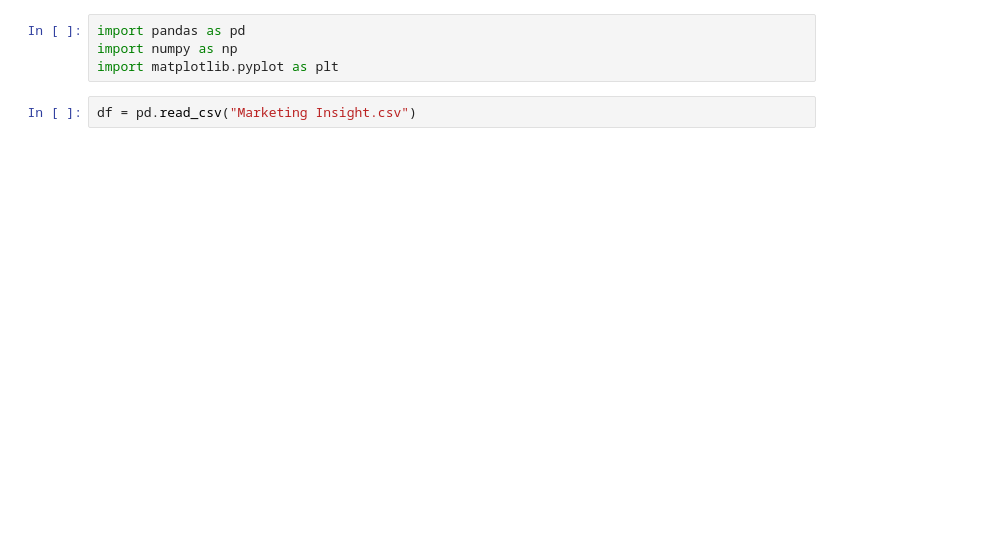
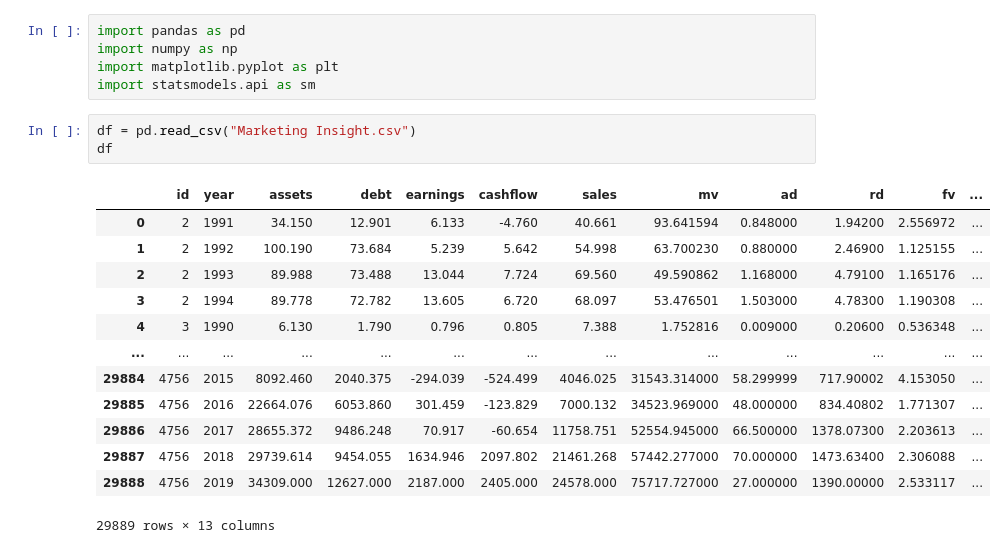
Before and after one commit to remy64x/Marketing-Project, a Jupyter notebook: not_autistic_graphing.ipynb, the cells around one changed output. Cells and saved outputs as stored; diff of their text form; blank space fills up the shorter version.

```diff
--- a/not_autistic_graphing.ipynb
+++ b/not_autistic_graphing.ipynb
@@ -2,5 +2,21 @@
 import pandas as pd
 import numpy as np
 import matplotlib.pyplot as plt
+import statsmodels.api as sm
 # %%
 df = pd.read_csv("Marketing Insight.csv")
+df
+# %% [output]
+|  | id | year | assets | debt | earnings | cashflow | sales | mv | ad | rd | fv | ... |
+| 0 | 2 | 1991 | 34.150 | 12.901 | 6.133 | -4.760 | 40.661 | 93.641594 | 0.848000 | 1.94200 | 2.556972 | ... |
+| 1 | 2 | 1992 | 100.190 | 73.684 | 5.239 | 5.642 | 54.998 | 63.700230 | 0.880000 | 2.46900 | 1.125155 | ... |
+| 2 | 2 | 1993 | 89.988 | 73.488 | 13.044 | 7.724 | 69.560 | 49.590862 | 1.168000 | 4.79100 | 1.165176 | ... |
+| 3 | 2 | 1994 | 89.778 | 72.782 | 13.605 | 6.720 | 68.097 | 53.476501 | 1.503000 | 4.78300 | 1.190308 | ... |
+| 4 | 3 | 1990 | 6.130 | 1.790 | 0.796 | 0.805 | 7.388 | 1.752816 | 0.009000 | 0.20600 | 0.536348 | ... |
+| ... | ... | ... | ... | ... | ... | ... | ... | ... | ... | ... | ... | ... |
+| 29884 | 4756 | 2015 | 8092.460 | 2040.375 | -294.039 | -524.499 | 4046.025 | 31543.314000 | 58.299999 | 717.90002 | 4.153050 | ... |
+| 29885 | 4756 | 2016 | 22664.076 | 6053.860 | 301.459 | -123.829 | 7000.132 | 34523.969000 | 48.000000 | 834.40802 | 1.771307 | ... |
+| 29886 | 4756 | 2017 | 28655.372 | 9486.248 | 70.917 | -60.654 | 11758.751 | 52554.945000 | 66.500000 | 1378.07300 | 2.203613 | ... |
+| 29887 | 4756 | 2018 | 29739.614 | 9454.055 | 1634.946 | 2097.802 | 21461.268 | 57442.277000 | 70.000000 | 1473.63400 | 2.306088 | ... |
+| 29888 | 4756 | 2019 | 34309.000 | 12627.000 | 2187.000 | 2405.000 | 24578.000 | 75717.727000 | 27.000000 | 1390.00000 | 2.533117 | ... |
+29889 rows × 13 columns
```
Also changed, not shown: parts of 4 cells of this notebook, 1 other file.
